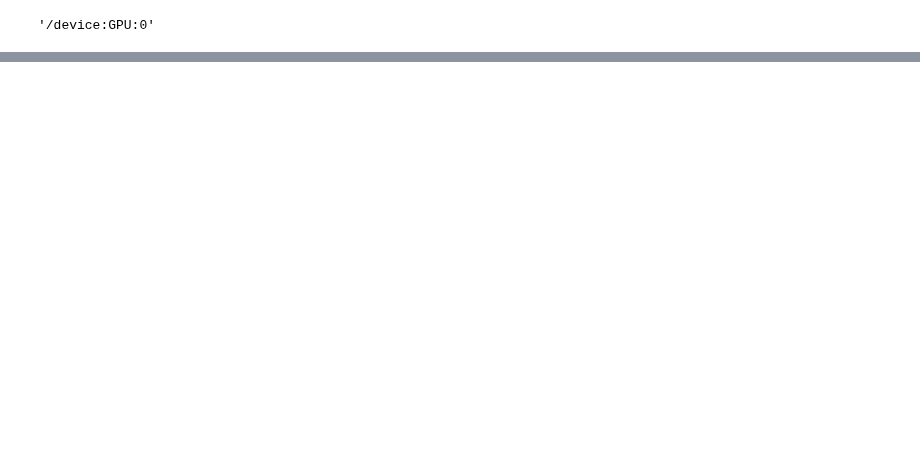
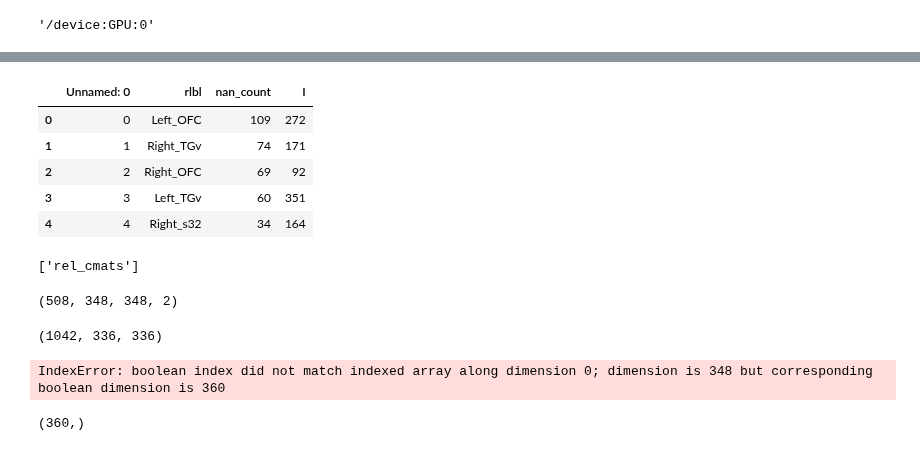
Before and after one commit to Aglinskas/BC-fMRI-AE, a Jupyter notebook: Notebooks/01-train-CVAE-cmats-glasser2016.ipynb, the cells around one changed output, grey strips where cells are left out. Cells and saved outputs as stored; diff of their text form; code cells hidden in the pictures; blank space fills up the shorter version.

```diff
--- a/Notebooks/01-train-CVAE-cmats-glasser2016.ipynb
+++ b/Notebooks/01-train-CVAE-cmats-glasser2016.ipynb
@@ -890,0 +824,37 @@ for epoch in tqdm(range(5001)):
+# %%
+bad_rois = pd.read_csv('../Data/GlasserAtlas/bad_rois.csv')
+#bad_rois.sort_values(by='I',inplace=True)
+bad_rois.head()
+# %% [output]
+|  | Unnamed: 0 | rlbl | nan_count | I |
+| 0 | 0 | Left_OFC | 109 | 272 |
+| 1 | 1 | Right_TGv | 74 | 171 |
+| 2 | 2 | Right_OFC | 69 | 92 |
+| 3 | 3 | Left_TGv | 60 | 351 |
+| 4 | 4 | Right_s32 | 34 | 164 |
+# %%
+rel_data = np.load('../Assets/glasser2016_cmats/filt_noglobal/rel-cmats.npz')['rel_cmats']
+patients = df['DX_GROUP'].values==1
+del rel_data
+rel_asd = rel_data['rel_cmats'][no_nans,:,:,:][patients,:,:,:]
+# %% [output]
+['rel_cmats']
+# %%
+rel_asd.shape
+# %% [output]
+(508, 348, 348, 2)
+# %%
+cmats.shape
+# %% [output]
+(1042, 336, 336)
+# %%
+rel_rlbls = rlbls.copy()
+v = np.array([rel_rlbl not in bad_rois['rlbl'].values[0:12] for rel_rlbl in rel_rlbls])
+rel_rlbls = rel_rlbls[v]
+print(rel_rlbls[v].shape)
+# %% [output]
+IndexError: boolean index did not match indexed array along dimension 0; dimension is 348 but corresponding boolean dimension is 360
+# %%
+v.shape
+# %% [output]
+(360,)
```
Also changed, not shown: parts of 33 cells of this notebook, 4 other files.
